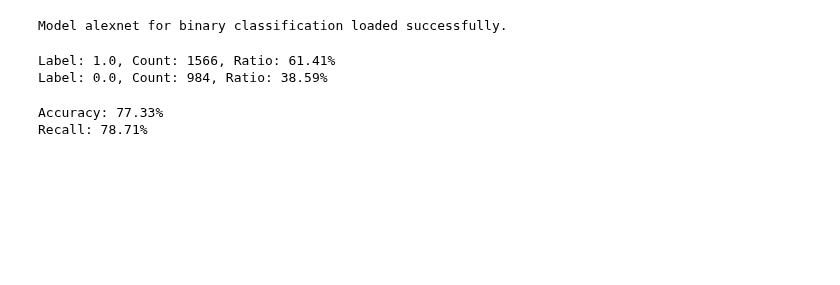
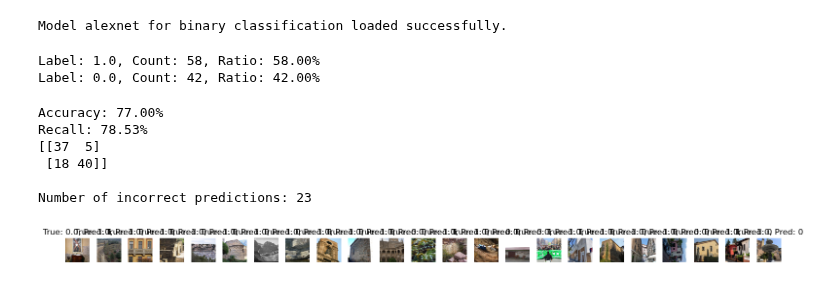
Before and after one commit to COrtsJosep/landscape-aesthetics, a Jupyter notebook: src/models/places_weights-Copy1.ipynb, the cells around one changed output. Cells and saved outputs as stored; diff of their text form; code cells hidden in the pictures; blank space fills up the shorter version.

```diff
--- a/src/models/places_weights-Copy1.ipynb
+++ b/src/models/places_weights-Copy1.ipynb
@@ -207,7 +208,7 @@ model.load_state_dict(torch.load('../../models/places365_binary_model.pth', map_
 model.eval()
 
 
-data_path = '/home/ubuntu/landscape-aesthetics/data/processed/landscape_handmade/landscapes.csv'
+data_path = '/home/ubuntu/landscape-aesthetics/data/processed/landscape_handmade/landscapes_test.csv'
 image_folder = Path('/home/ubuntu/landscape-aesthetics')
 
 data = pd.read_csv(data_path)
@@ -228,35 +229,68 @@ true_labels = data.iloc[:, 1].tolist()
 
 from collections import Counter
 
 label_counts = Counter(true_labels)
 
 total_samples = len(true_labels)
 label_ratios = {label: count / total_samples for label, count in label_counts.items()}
 
 for label, ratio in label_ratios.items():
     print(f"Label: {label}, Count: {label_counts[label]}, Ratio: {ratio * 100:.2f}%")
 
 predictions = []
 
-for img_path in tqdm(image_paths, desc="Processing images"):
+incorrect_images = []
+
+for img_path, true_label in tqdm(zip(image_paths, true_labels), total=len(image_paths), desc="Processing images"):
 
     image_path = os.path.join(image_folder, img_path)
 
     img = data_transforms(Image.open(image_path).convert('RGB')) .unsqueeze(0)
 
     with torch.no_grad():
         output = model(img)
 
     _, predicted = torch.max(output, 1)
     predictions.append(predicted.item())
 
+    if predicted.item() != true_label:
+        incorrect_images.append((image_path, true_label, predicted.item()))
+
 accuracy = accuracy_score(true_labels, predictions)
 recall = recall_score(true_labels, predictions, average='macro')
 
 print(f'Accuracy: {accuracy * 100:.2f}%')
 print(f'Recall: {recall * 100:.2f}%')
+print(confusion_matrix(true_labels, predictions))
+
+def plot_incorrect_images(incorrect_images):
+    num_images = len(incorrect_images)
+    fig, axes = plt.subplots(1, num_images, figsize=(15, 5))
+
+    if num_images == 1:
+        axes = [axes]
+
+    for i, (img_path, true_label, predicted_label) in enumerate(incorrect_images):
+        img = Image.open(img_path)
+        axes[i].imshow(img)
+        axes[i].axis('off')
+        axes[i].set_title(f"True: {true_label}, Pred: {predicted_label}")
+
+    plt.tight_layout()
+    plt.show()
+
+if incorrect_images:
+    print(f"\nNumber of incorrect predictions: {len(incorrect_images)}")
+    plot_incorrect_images(incorrect_images)
+else:
+    print("All images were classified correctly!")
 # %% [output]
-Label: 1.0, Count: 1566, Ratio: 61.41%
-Label: 0.0, Count: 984, Ratio: 38.59%
+Label: 1.0, Count: 58, Ratio: 58.00%
+Label: 0.0, Count: 42, Ratio: 42.00%
-Accuracy: 77.33%
-Recall: 78.71%
+Accuracy: 77.00%
+Recall: 78.53%
+[[37  5]
+ [18 40]]
+
+Number of incorrect predictions: 23
+[figure, added]
```
Also changed, not shown: parts of 2 cells of this notebook, 1 other file.
